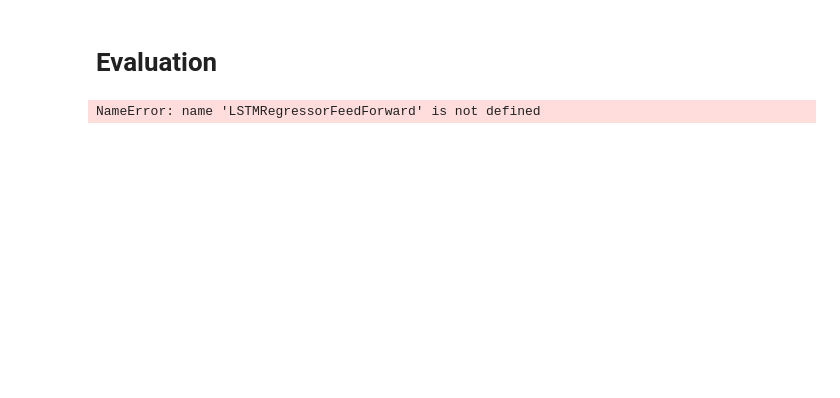
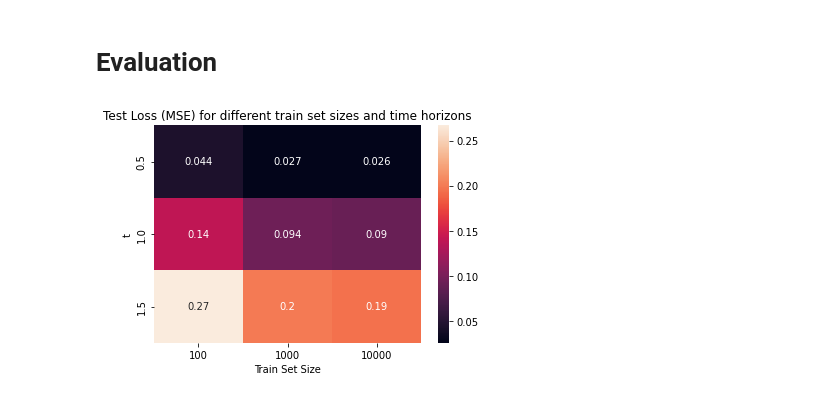
Before and after one commit to a-moharil/2AMM10-Group7, a Jupyter notebook: Assignment2/a2_final.ipynb, the cells around one changed output. Saved outputs shown, nothing was run; the diff lists cells and outputs as text; code cells hidden in the pictures; blank space fills up the shorter version.

```diff
--- a/Assignment2/a2_final.ipynb
+++ b/Assignment2/a2_final.ipynb
@@ -176,5 +162,0 @@ torch.Size([2000, 25])
-# %%
-(samples,seq_length,dim,length) = positions_train.shape
-init_positions = positions_train[:,0,:,:]
-init_positions = init_positions.reshape(samples,length, dim)
-init_positions.shape
@@ -663,16 +446,7 @@ def evaluate_baseline(test_loader):
-# %%
-#Model Evaluation
-model = LSTMRegressorFeedForward(25,192,10,'cpu')
-checkpoint = torch.load('LSTM_reg_ff.pt', map_location = 'cpu')
-model.load_state_dict(checkpoint['model_dict'])
-
-preds,actual = evaluate(model, test_loader)
-# %% [output]
-NameError: name 'LSTMRegressorFeedForward' is not defined
 # %%
-#Model Evaluation trained by sampling t=0.5,1 data tested on sampling from all possible t's
+
+#Model Evaluation
 model = PhysicsSAGE(6,192,2,'cpu')
-checkpoint = torch.load('p_sage_t=[0.5,1].pt', map_location = 'cpu')
-model.load_state_dict(checkpoint['model_dict'])
 
-preds,actual = evaluate_graph(model, graph_test_data,graph_test_targets)
+test_results = evaluate_graph(model)
+extra_experiment_results = extra_experiment(model)
@@ -685,0 +453,10 @@ preds,actual = evaluate_graph(model, graph_test_data,graph_test_targets)
+# %%
+import seaborn as sns
+df = pd.DataFrame(test_results)
+pt = pd.pivot_table(df,values='Test Loss (MSE)',index='t',columns='Train Set Size')
+ax = plt.axes()
+sns.heatmap(pd.DataFrame(pt),annot=True,ax = ax)
+ax.set_title('Test Loss (MSE) for different train set sizes and time horizons')
+plt.show()
+# %% [output]
+[figure, added]
```
Also changed, not shown: parts of 25 cells of this notebook, 19 other files.
